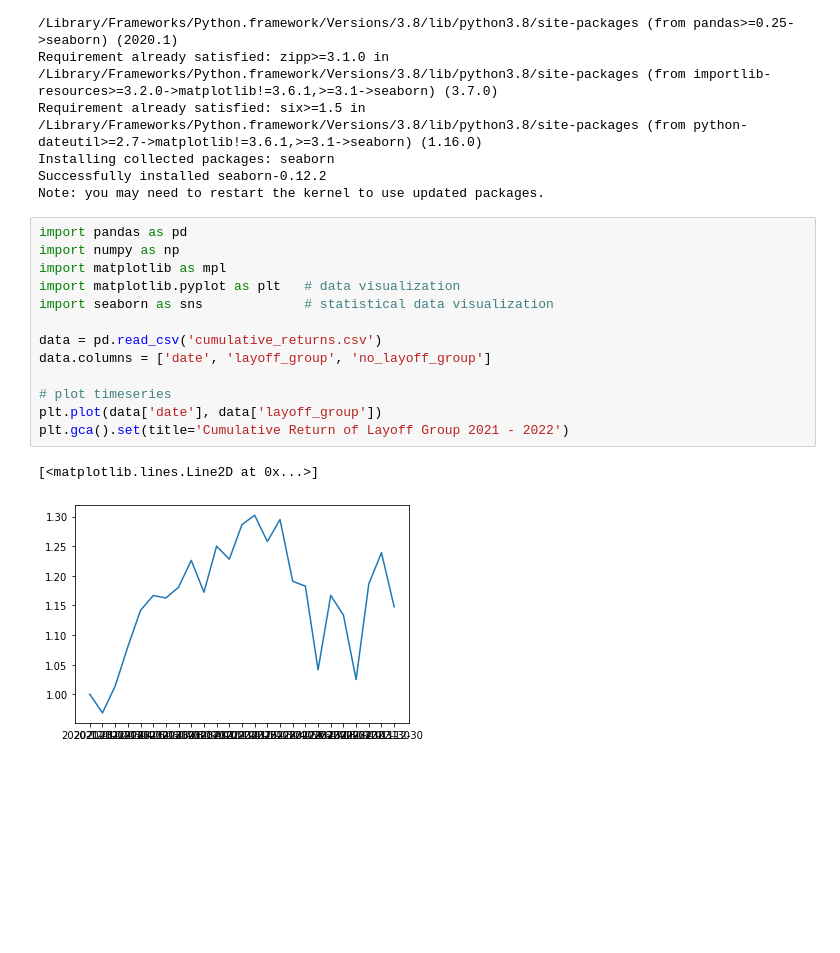
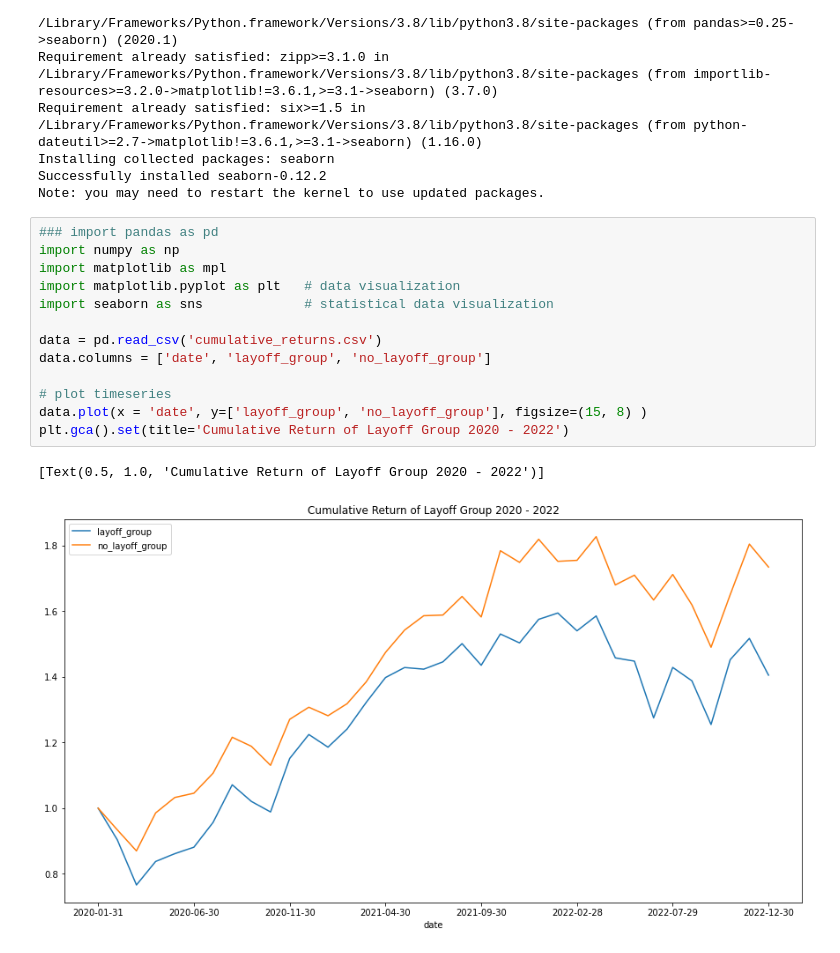
Before and after one commit to nickishi/BDA_600_Project, a Jupyter notebook: mm_timeseries.ipynb, the cells around one changed output. Cells and saved outputs as stored; diff of their text form; blank space fills up the shorter version.

```diff
--- a/mm_timeseries.ipynb
+++ b/mm_timeseries.ipynb
@@ -22,18 +92,18 @@ Installing collected packages: seaborn
 Successfully installed seaborn-0.12.2
 Note: you may need to restart the kernel to use updated packages.
 # %%
-import pandas as pd
+### import pandas as pd
 import numpy as np
 import matplotlib as mpl
 import matplotlib.pyplot as plt   # data visualization
 import seaborn as sns             # statistical data visualization
 
 data = pd.read_csv('cumulative_returns.csv')
 data.columns = ['date', 'layoff_group', 'no_layoff_group']
 
 # plot timeseries
-plt.plot(data['date'], data['layoff_group'])
-plt.gca().set(title='Cumulative Return of Layoff Group 2021 - 2022')
+data.plot(x = 'date', y=['layoff_group', 'no_layoff_group'], figsize=(15, 8) )
+plt.gca().set(title='Cumulative Return of Layoff Group 2020 - 2022')
 # %% [output]
-[<matplotlib.lines.Line2D at 0x...>]
+[Text(0.5, 1.0, 'Cumulative Return of Layoff Group 2020 - 2022')]
-[figure, old version]
+[figure, new version]
```
Also changed, not shown: parts of 5 cells of this notebook, 2 other files.
